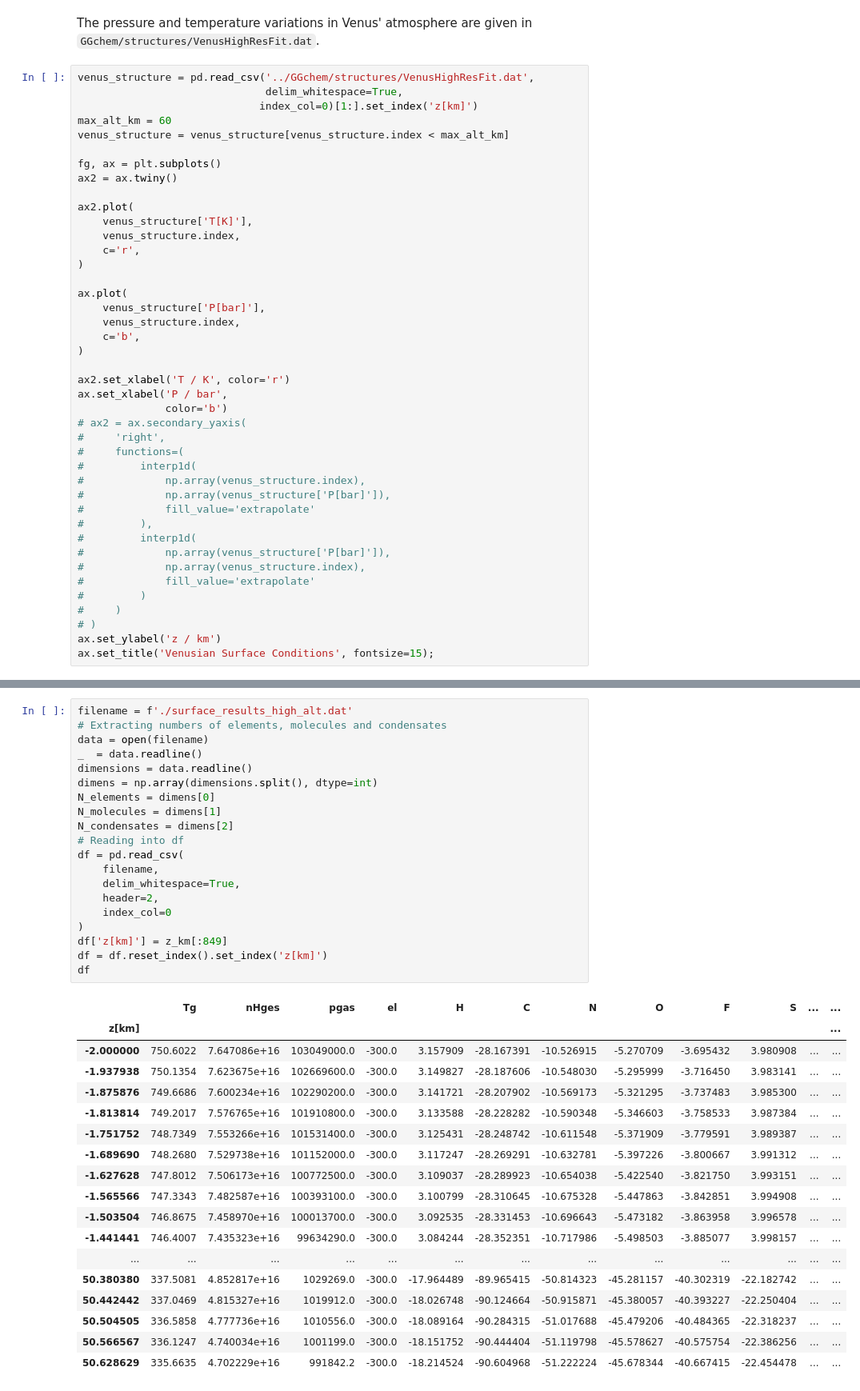
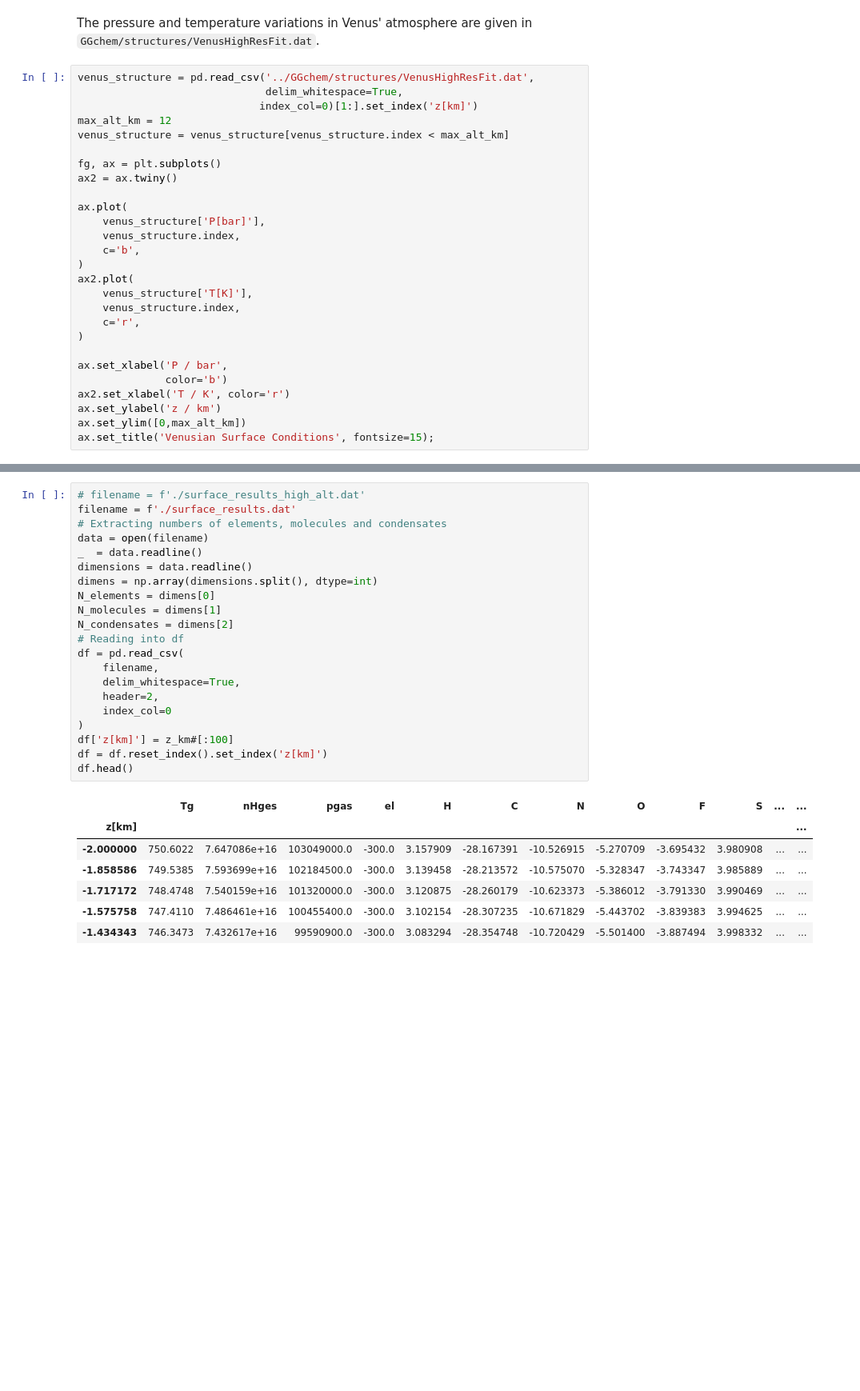
Before and after one commit to xbyrne/sai, a Jupyter notebook: venus/venus_altitude_composition.ipynb, the cells around one changed output, grey strips where cells are left out. Shown: that part at 80% size. Saved outputs shown, nothing was run; the diff lists cells and outputs as text; blank space fills up the shorter version.

````diff
--- a/venus/venus_altitude_composition.ipynb
+++ b/venus/venus_altitude_composition.ipynb
@@ -11,42 +11,27 @@
 venus_structure = pd.read_csv('../GGchem/structures/VenusHighResFit.dat',
                               delim_whitespace=True,
                              index_col=0)[1:].set_index('z[km]')
-max_alt_km = 60
+max_alt_km = 12
 venus_structure = venus_structure[venus_structure.index < max_alt_km]
 
 fg, ax = plt.subplots()
 ax2 = ax.twiny()
 
+ax.plot(
+    venus_structure['P[bar]'],
+    venus_structure.index,
+    c='b',
+)
 ax2.plot(
     venus_structure['T[K]'],
     venus_structure.index,
     c='r',
 )
 
-ax.plot(
-    venus_structure['P[bar]'],
-    venus_structure.index,
-    c='b',
-)
-
-ax2.set_xlabel('T / K', color='r')
 ax.set_xlabel('P / bar',
               color='b')
-# ax2 = ax.secondary_yaxis(
-#     'right',
-#     functions=(
-#         interp1d(
-#             np.array(venus_structure.index),
-#             np.array(venus_structure['P[bar]']),
-#             fill_value='extrapolate'
-#         ),
-#         interp1d(
-#             np.array(venus_structure['P[bar]']),
-#             np.array(venus_structure.index),
-#             fill_value='extrapolate'
-#         )
-#     )
-# )
+ax2.set_xlabel('T / K', color='r')
 ax.set_ylabel('z / km')
+ax.set_ylim([0,max_alt_km])
 ax.set_title('Venusian Surface Conditions', fontsize=15);
 # %% [output]
@@ -111,41 +83,31 @@ with open('../GGchem/structures/VenusSurfaceExtrapFit.dat','w') as f:
 # %% [markdown]
 This input file will be used to run GGchem (note you must be in the GGchem folder to run things properly!). The output is put into ```StaticConc.dat```, which I have moved to ```venus/surface_results.dat```. We now look at the results.
 # %%
-filename = f'./surface_results_high_alt.dat'
+# filename = f'./surface_results_high_alt.dat'
+filename = f'./surface_results.dat'
 # Extracting numbers of elements, molecules and condensates
 data = open(filename)
 _  = data.readline()
 dimensions = data.readline()
 dimens = np.array(dimensions.split(), dtype=int)
 N_elements = dimens[0]
 N_molecules = dimens[1]
 N_condensates = dimens[2]
 # Reading into df
 df = pd.read_csv(
     filename,
     delim_whitespace=True,
     header=2,
     index_col=0
 )
-df['z[km]'] = z_km[:849]
+df['z[km]'] = z_km#[:100]
 df = df.reset_index().set_index('z[km]')
-df
+df.head()
 # %% [output]
 |  | Tg | nHges | pgas | el | H | C | N | O | F | S | ... | ... |
 | z[km] |  |  |  |  |  |  |  |  |  |  |  | ... |
 | -2.000000 | 750.6022 | 7.647086e+16 | 103049000.0 | -300.0 | 3.157909 | -28.167391 | -10.526915 | -5.270709 | -3.695432 | 3.980908 | ... | ... |
-| -1.937938 | 750.1354 | 7.623675e+16 | 102669600.0 | -300.0 | 3.149827 | -28.187606 | -10.548030 | -5.295999 | -3.716450 | 3.983141 | ... | ... |
-| -1.875876 | 749.6686 | 7.600234e+16 | 102290200.0 | -300.0 | 3.141721 | -28.207902 | -10.569173 | -5.321295 | -3.737483 | 3.985300 | ... | ... |
-| -1.813814 | 749.2017 | 7.576765e+16 | 101910800.0 | -300.0 | 3.133588 | -28.228282 | -10.590348 | -5.346603 | -3.758533 | 3.987384 | ... | ... |
-| -1.751752 | 748.7349 | 7.553266e+16 | 101531400.0 | -300.0 | 3.125431 | -28.248742 | -10.611548 | -5.371909 | -3.779591 | 3.989387 | ... | ... |
-| -1.689690 | 748.2680 | 7.529738e+16 | 101152000.0 | -300.0 | 3.117247 | -28.269291 | -10.632781 | -5.397226 | -3.800667 | 3.991312 | ... | ... |
-| -1.627628 | 747.8012 | 7.506173e+16 | 100772500.0 | -300.0 | 3.109037 | -28.289923 | -10.654038 | -5.422540 | -3.821750 | 3.993151 | ... | ... |
-| -1.565566 | 747.3343 | 7.482587e+16 | 100393100.0 | -300.0 | 3.100799 | -28.310645 | -10.675328 | -5.447863 | -3.842851 | 3.994908 | ... | ... |
-| -1.503504 | 746.8675 | 7.458970e+16 | 100013700.0 | -300.0 | 3.092535 | -28.331453 | -10.696643 | -5.473182 | -3.863958 | 3.996578 | ... | ... |
-| -1.441441 | 746.4007 | 7.435323e+16 | 99634290.0 | -300.0 | 3.084244 | -28.352351 | -10.717986 | -5.498503 | -3.885077 | 3.998157 | ... | ... |
-| ... | ... | ... | ... | ... | ... | ... | ... | ... | ... | ... | ... | ... |
-| 50.380380 | 337.5081 | 4.852817e+16 | 1029269.0 | -300.0 | -17.964489 | -89.965415 | -50.814323 | -45.281157 | -40.302319 | -22.182742 | ... | ... |
-| 50.442442 | 337.0469 | 4.815327e+16 | 1019912.0 | -300.0 | -18.026748 | -90.124664 | -50.915871 | -45.380057 | -40.393227 | -22.250404 | ... | ... |
-| 50.504505 | 336.5858 | 4.777736e+16 | 1010556.0 | -300.0 | -18.089164 | -90.284315 | -51.017688 | -45.479206 | -40.484365 | -22.318237 | ... | ... |
-| 50.566567 | 336.1247 | 4.740034e+16 | 1001199.0 | -300.0 | -18.151752 | -90.444404 | -51.119798 | -45.578627 | -40.575754 | -22.386256 | ... | ... |
-| 50.628629 | 335.6635 | 4.702229e+16 | 991842.2 | -300.0 | -18.214524 | -90.604968 | -51.222224 | -45.678344 | -40.667415 | -22.454478 | ... | ... |
+| -1.858586 | 749.5385 | 7.593699e+16 | 102184500.0 | -300.0 | 3.139458 | -28.213572 | -10.575070 | -5.328347 | -3.743347 | 3.985889 | ... | ... |
+| -1.717172 | 748.4748 | 7.540159e+16 | 101320000.0 | -300.0 | 3.120875 | -28.260179 | -10.623373 | -5.386012 | -3.791330 | 3.990469 | ... | ... |
+| -1.575758 | 747.4110 | 7.486461e+16 | 100455400.0 | -300.0 | 3.102154 | -28.307235 | -10.671829 | -5.443702 | -3.839383 | 3.994625 | ... | ... |
+| -1.434343 | 746.3473 | 7.432617e+16 | 99590900.0 | -300.0 | 3.083294 | -28.354748 | -10.720429 | -5.501400 | -3.887494 | 3.998332 | ... | ... |
````
Also changed, not shown: parts of 7 cells of this notebook, 1 other file.
